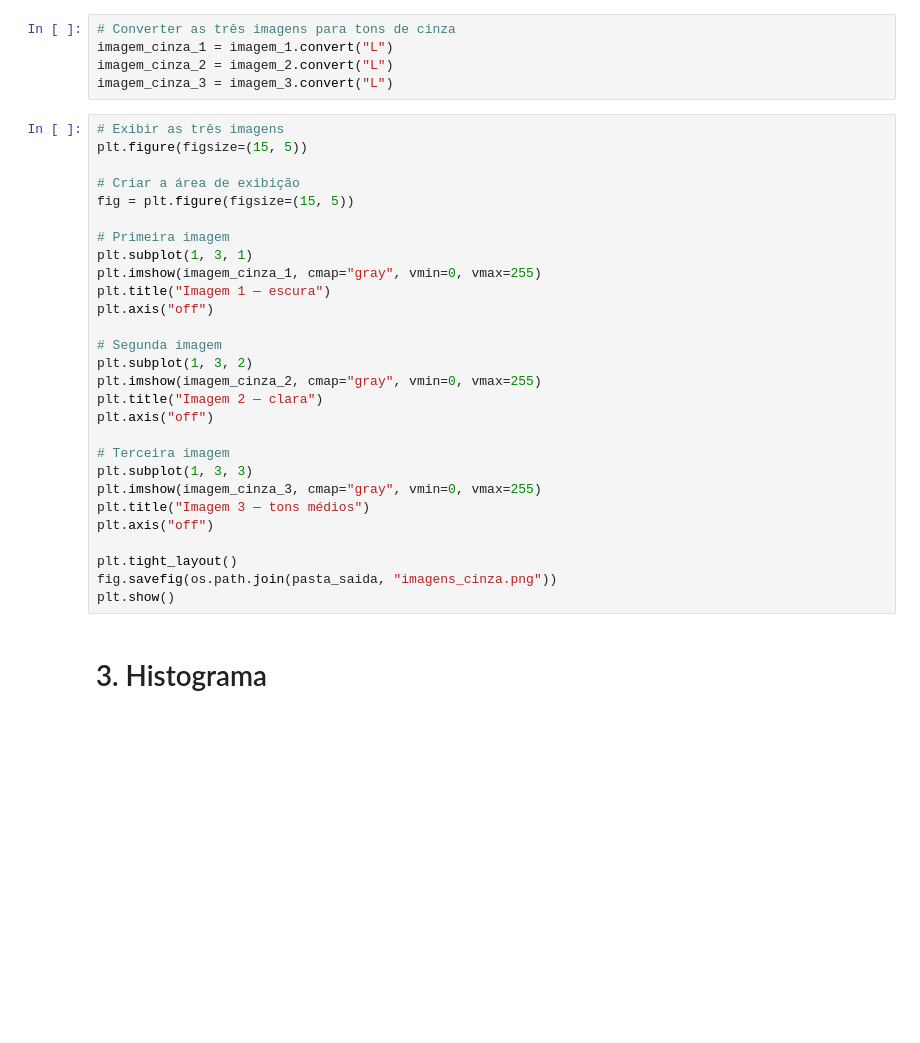
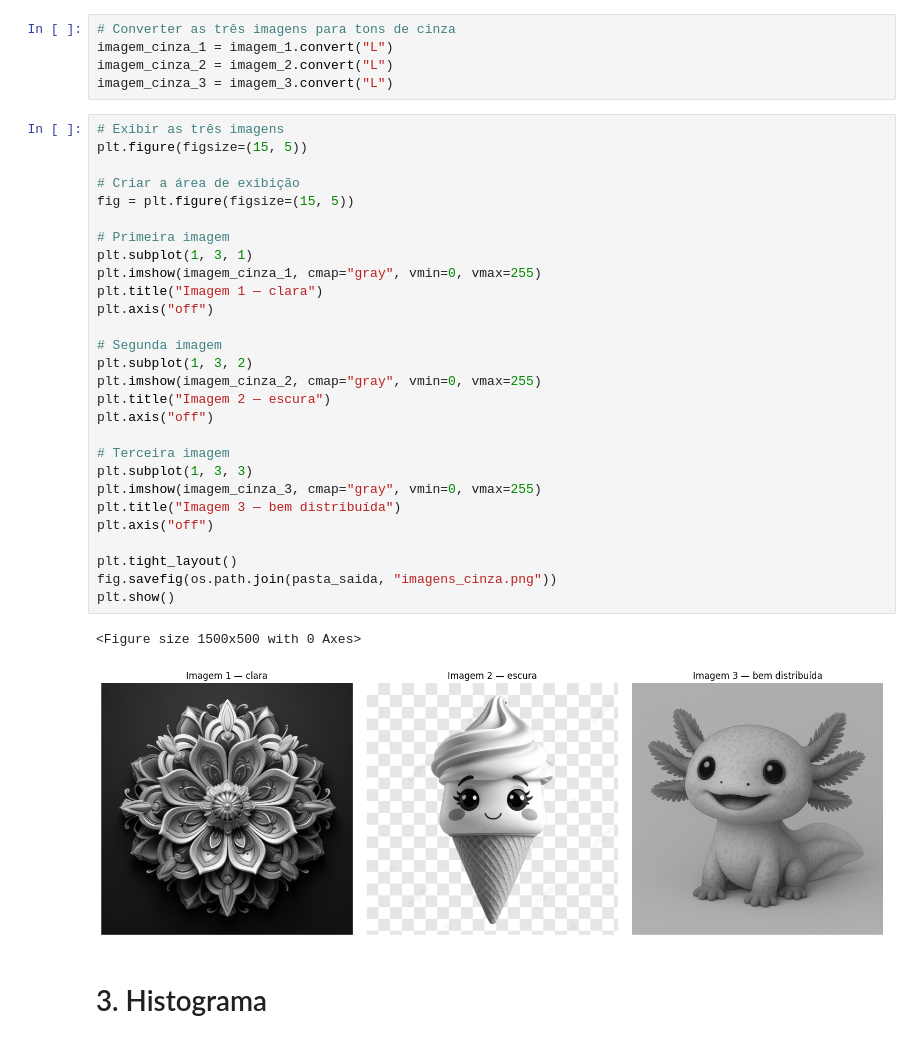
Before and after one commit to lianeheidemann/atividades-processamento-de-imagens, a Jupyter notebook: atividade/atividade-2/atividade_2-entregar.ipynb, the cells around one changed output. Saved outputs shown, nothing was run; the diff lists cells and outputs as text; blank space fills up the shorter version.

```diff
--- a/atividade/atividade-2/atividade_2-entregar.ipynb
+++ b/atividade/atividade-2/atividade_2-entregar.ipynb
@@ -70,31 +72,34 @@ imagem_cinza_3 = imagem_3.convert("L")
 # %%
 # Exibir as três imagens
 plt.figure(figsize=(15, 5))
 
 # Criar a área de exibição
 fig = plt.figure(figsize=(15, 5))
 
 # Primeira imagem
 plt.subplot(1, 3, 1)
 plt.imshow(imagem_cinza_1, cmap="gray", vmin=0, vmax=255)
-plt.title("Imagem 1 — escura")
+plt.title("Imagem 1 — clara")
 plt.axis("off")
 
 # Segunda imagem
 plt.subplot(1, 3, 2)
 plt.imshow(imagem_cinza_2, cmap="gray", vmin=0, vmax=255)
-plt.title("Imagem 2 — clara")
+plt.title("Imagem 2 — escura")
 plt.axis("off")
 
 # Terceira imagem
 plt.subplot(1, 3, 3)
 plt.imshow(imagem_cinza_3, cmap="gray", vmin=0, vmax=255)
-plt.title("Imagem 3 — tons médios")
+plt.title("Imagem 3 — bem distribuída")
 plt.axis("off")
 
 plt.tight_layout()
 fig.savefig(os.path.join(pasta_saida, "imagens_cinza.png"))
 plt.show()
+# %% [output]
+<Figure size 1500x500 with 0 Axes>
+[figure, added]
 # %% [markdown]
 # 3. Histograma
 # %%
```
Also changed, not shown: parts of 5 cells of this notebook, 22 other files.
